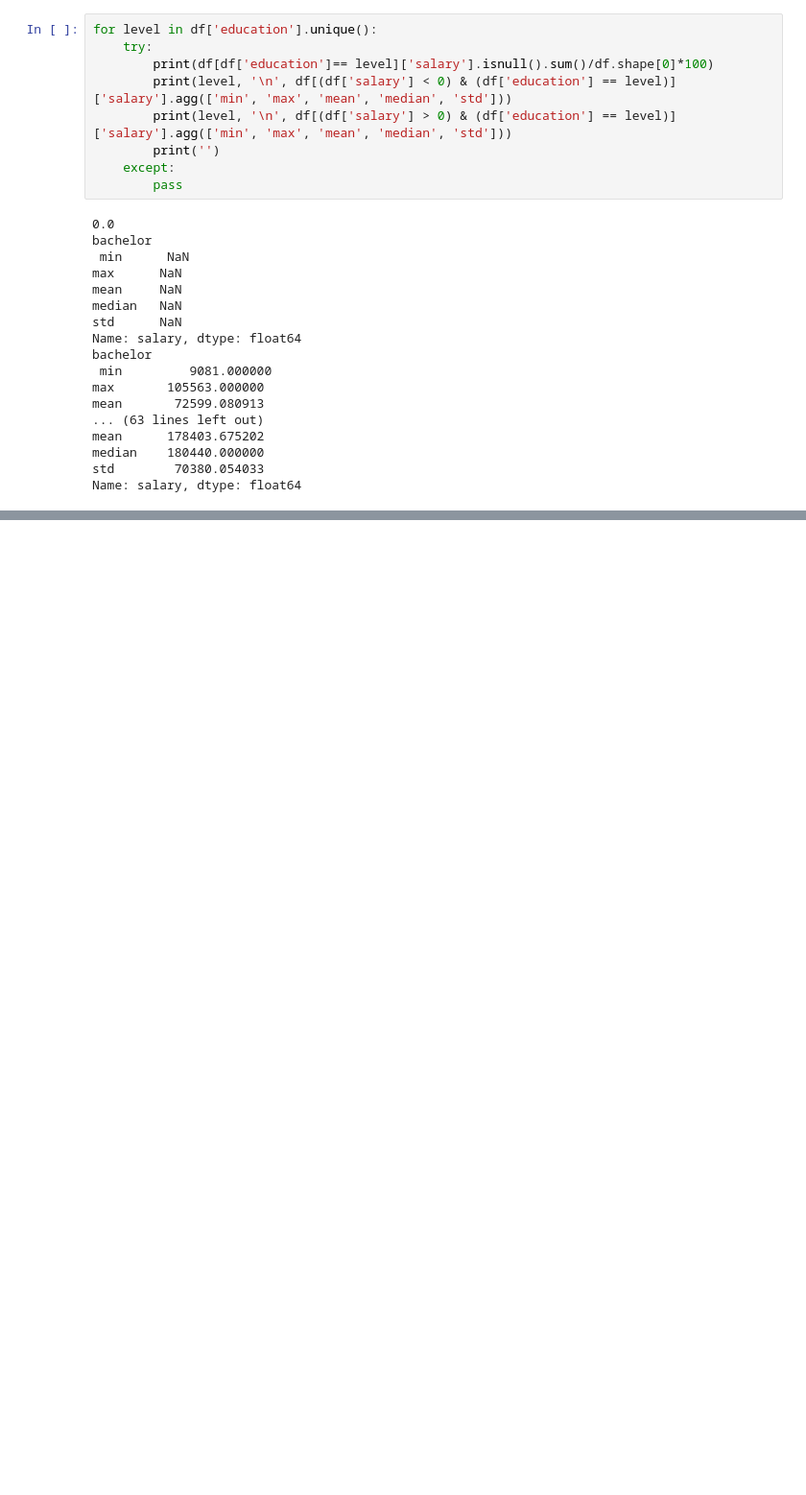
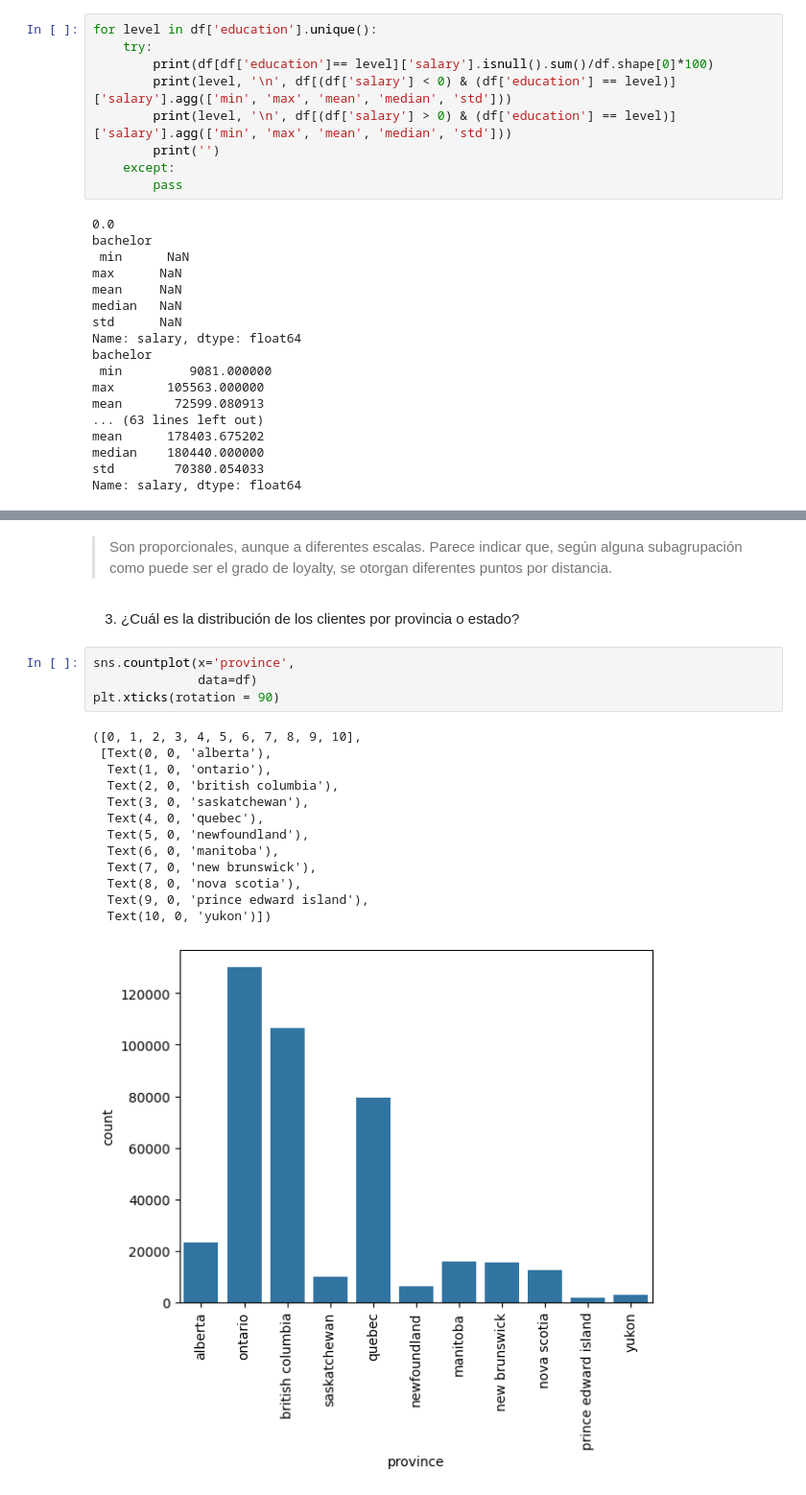
Before and after one commit to Adalab/bda-modulo-3-evaluacion-final-icorreald, a Jupyter notebook: evaluacion.ipynb, the cells around one changed output, grey strips where cells are left out. Shown at 96% size. Cells and saved outputs as stored; diff of their text form; blank space fills up the shorter version.

```diff
--- a/evaluacion.ipynb
+++ b/evaluacion.ipynb
@@ -436,0 +528,22 @@ Name: salary, dtype: float64
+# %% [markdown]
+> Son proporcionales, aunque a diferentes escalas. Parece indicar que, según alguna subagrupación como puede ser el grado de loyalty, se otorgan diferentes puntos por distancia.
+# %% [markdown]
+3. ¿Cuál es la distribución de los clientes por provincia o estado?
+# %%
+sns.countplot(x='province',
+              data=df)
+plt.xticks(rotation = 90)
+# %% [output]
+([0, 1, 2, 3, 4, 5, 6, 7, 8, 9, 10],
+ [Text(0, 0, 'alberta'),
+  Text(1, 0, 'ontario'),
+  Text(2, 0, 'british columbia'),
+  Text(3, 0, 'saskatchewan'),
+  Text(4, 0, 'quebec'),
+  Text(5, 0, 'newfoundland'),
+  Text(6, 0, 'manitoba'),
+  Text(7, 0, 'new brunswick'),
+  Text(8, 0, 'nova scotia'),
+  Text(9, 0, 'prince edward island'),
+  Text(10, 0, 'yukon')])
+[figure, added]
```
Also changed, not shown: parts of 17 cells of this notebook, 1 other file.
